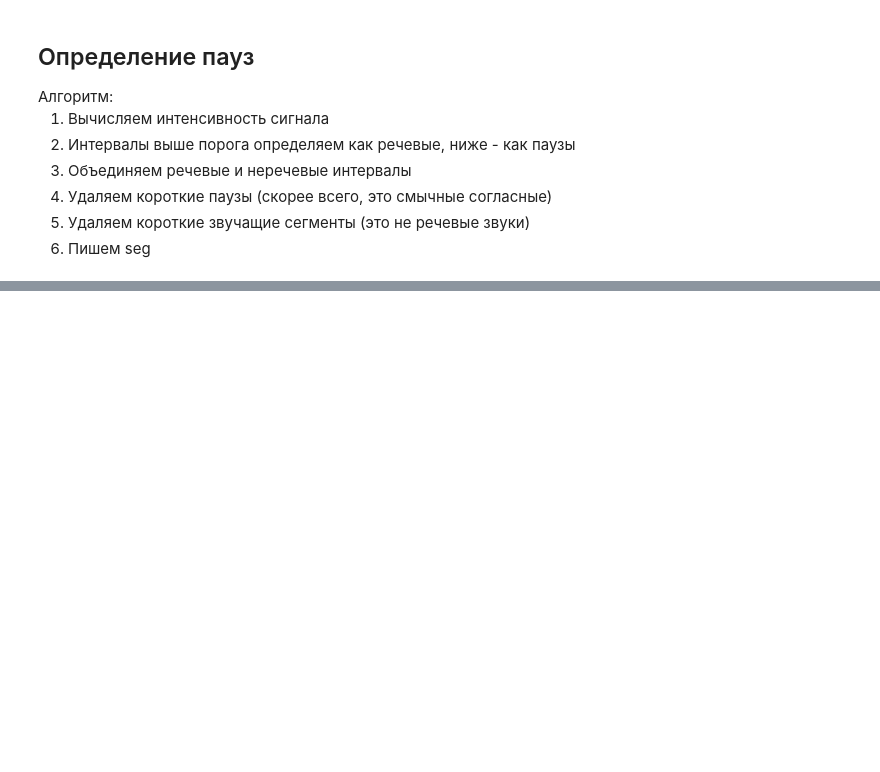
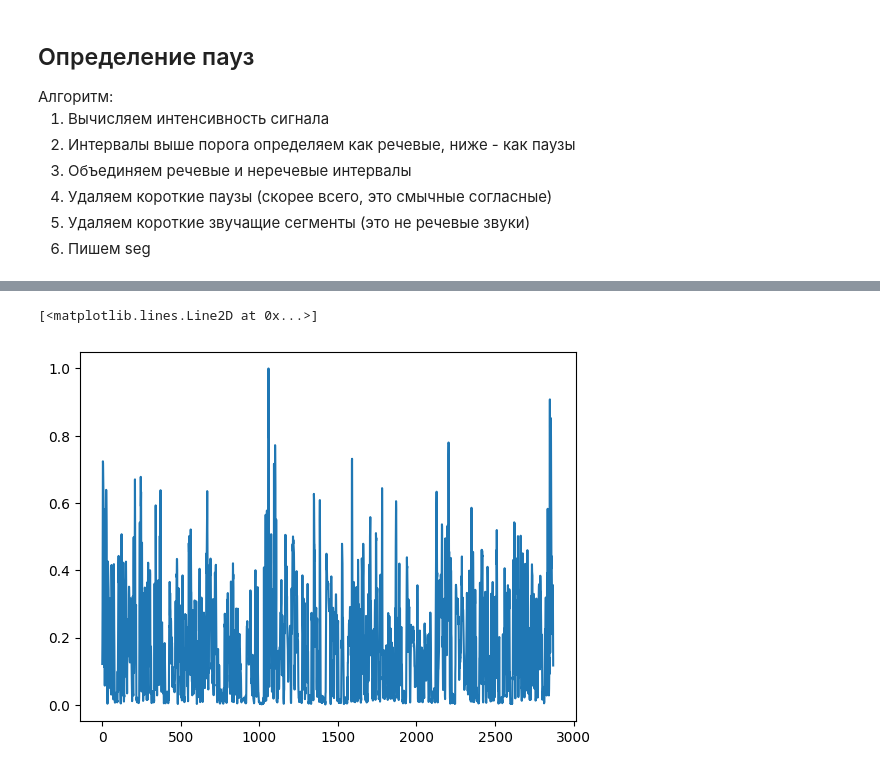
Before and after one commit to phonetics-spbu/phonetics-spbu.github.io, a Jupyter notebook: public/courses/linear_models/ipynb/lm_pause_detection.ipynb, the cells around one changed output, grey strips where cells are left out. Cells and saved outputs as stored; diff of their text form; code cells hidden in the pictures; blank space fills up the shorter version.

```diff
--- a/public/courses/linear_models/ipynb/lm_pause_detection.ipynb
+++ b/public/courses/linear_models/ipynb/lm_pause_detection.ipynb
@@ -118,16 +129,16 @@ sampwidth_to_char = {1: "c", 2: "h", 4: "i"}
 # %%
 class Signal:
   def __init__(self, filename: str, signal: list = [], params: Params = None, seg: Seg = None):
-    self.signal: list = signal
-    self.filename: str = filename
-    self.seg: Seg = seg
-    self.params: Params = params
+    self.signal = signal
+    self.filename = filename
+    self.seg = seg
+    self.params = params
 
   def init_params(self):
     if self.params is not None:
       return
     if self.seg is not None:
-      self.seg.init_params()
+      self.seg.read_seg()
       self.params = self.seg.params
     else:
       default_params = Params(22050, 2, 1)
@@ -197,8 +225,0 @@ plt.plot(wav_signal.signal)
-# %%
-import numpy as np
-
-def detect_pauses(sig: Signal, window_size: float, threshold: float, min_pause_duration: float, min_alloph_duration: float):
-    """
-    sig - сигнал
-    window_size - размер фрейма в сек
-    """
@@ -205,2 +276,2 @@ def detect_pauses(sig: Signal, window_size: float, threshold: float, min_pause_d
 # %%
-detect_pauses(wav_signal, 0.02, 0.02, 0.1, 0.05)
+intens = detect_pauses(wav_signal, 0.02, 0.02, 0.1, 0.05)
@@ -206,0 +296,5 @@ detect_pauses(wav_signal, 0.02, 0.02, 0.1, 0.05)
+# %%
+plt.plot(intens)
+# %% [output]
+[<matplotlib.lines.Line2D at 0x...>]
+[figure, added]
```
Also changed, not shown: parts of 6 cells of this notebook.
